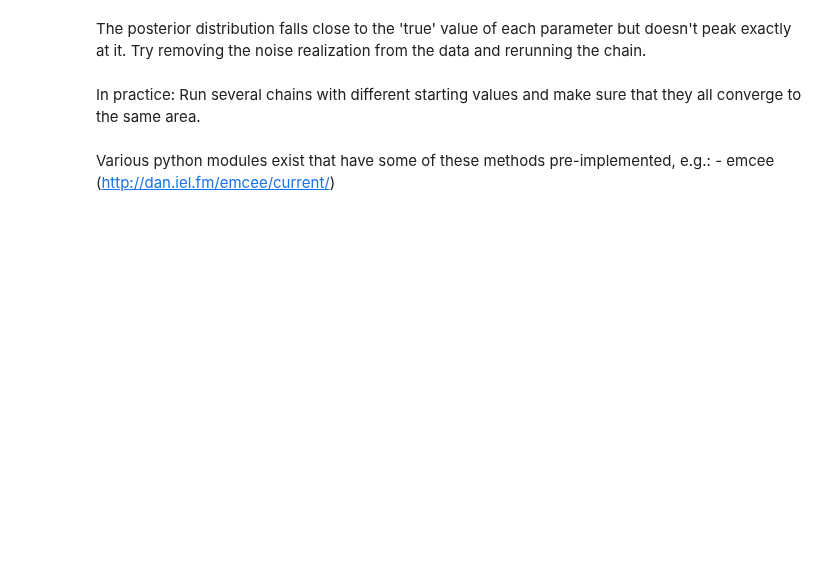
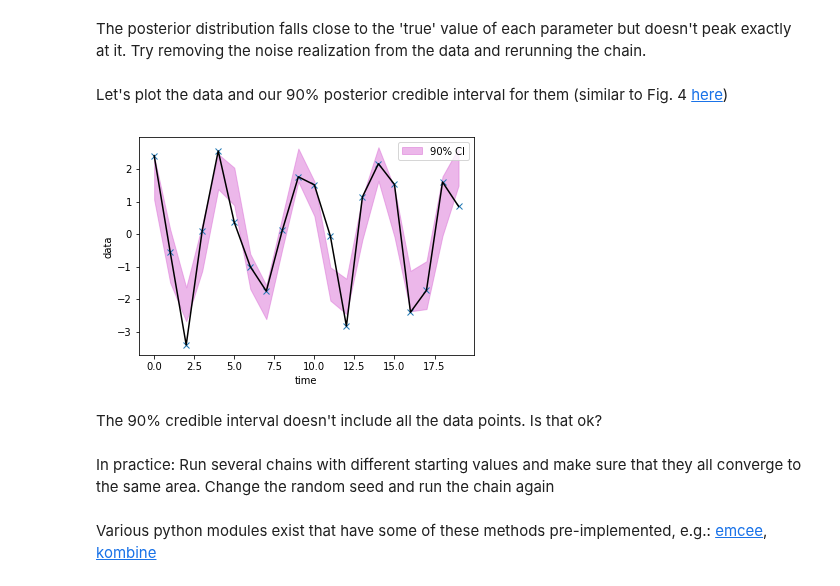
Before and after one commit to gw-odw/odw-2018, a Jupyter notebook: parameter_estimation/IntroToMCMC.ipynb, the cells around one changed output. Saved outputs shown, nothing was run; the diff lists cells and outputs as text; code cells hidden in the pictures; blank space fills up the shorter version.

```diff
--- a/parameter_estimation/IntroToMCMC.ipynb
+++ b/parameter_estimation/IntroToMCMC.ipynb
@@ -242,7 +274,28 @@ plt.show()
 # %% [markdown]
 The posterior distribution falls close to the 'true' value of each parameter but doesn't peak exactly at it. Try removing the noise realization from the data and rerunning the chain.
+# %% [markdown]
+Let's plot the data and our 90% posterior credible interval for them (similar to Fig. 4 [here](https://journals.aps.org/prl/pdf/10.1103/PhysRevLett.118.221101))
+# %%
+percentile5=np.zeros(len(t))
+percentile95=np.zeros(len(t))
+for time in t:
+    d=model(independentsamples[:,0],independentsamples[:,1],independentsamples[:,2],time)
+    percentile5[time] = np.percentile(d,5)
+    percentile95[time] = np.percentile(d,95)
+
+fig, ax = plt.subplots()
+ax.fill_between(t, percentile5, percentile95, color='orchid',alpha=0.5, label="90% CI")
+plt.plot(data,'x')
+plt.plot(data,'k')
+plt.xlabel('time')
+plt.ylabel('data')
+plt.legend()
+plt.show()
+# %% [output]
+[figure, added]
+# %% [markdown]
+The 90% credible interval doesn't include all the data points. Is that ok?
 # %% [markdown]
-In practice: Run several chains with different starting values and make sure that they all converge to the same area.
+In practice: Run several chains with different starting values and make sure that they all converge to the same area. Change the random seed and run the chain again
 # %% [markdown]
-Various python modules exist that have some of these methods pre-implemented, e.g.:
-    - emcee (http://dan.iel.fm/emcee/current/)
+Various python modules exist that have some of these methods pre-implemented, e.g.: [emcee](http://dan.iel.fm/emcee/current/), [kombine](http://pages.uoregon.edu/bfarr/kombine/)
```
Also changed, not shown: parts of 19 cells of this notebook.
